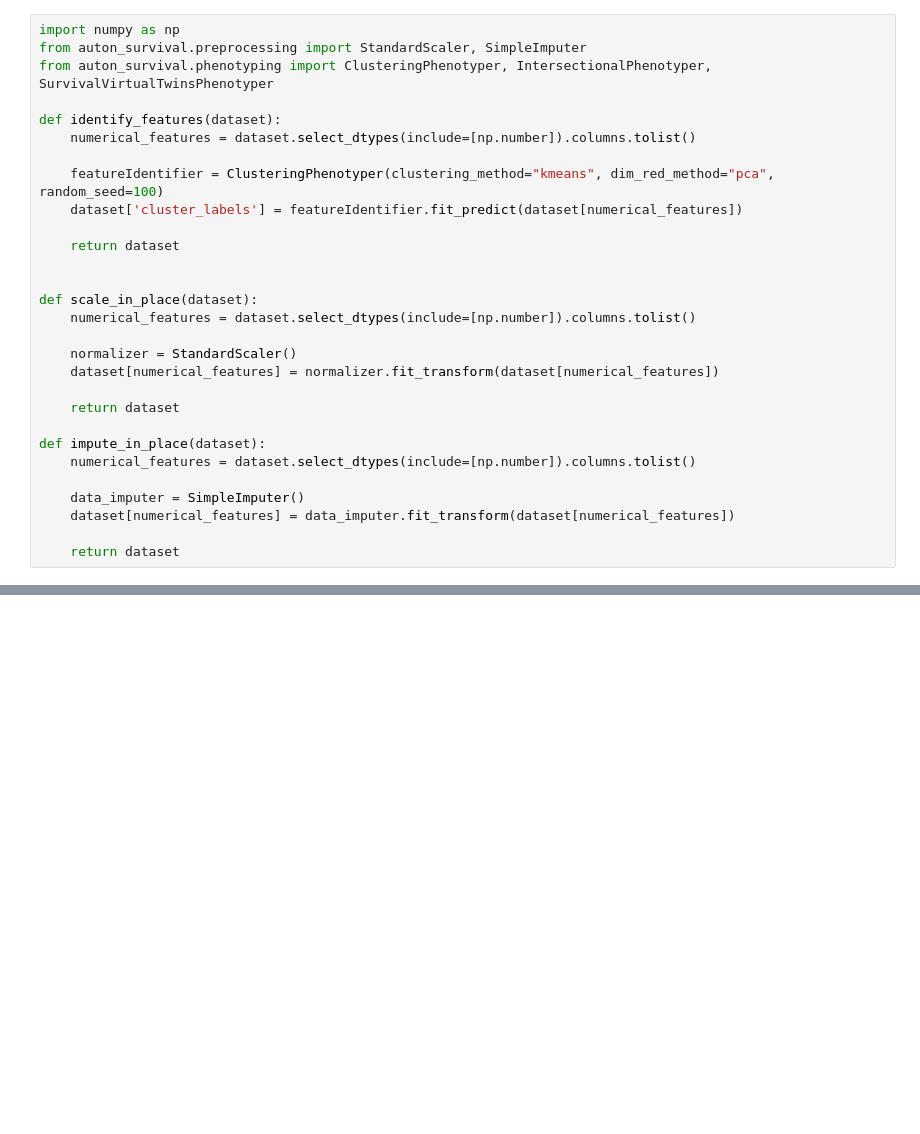
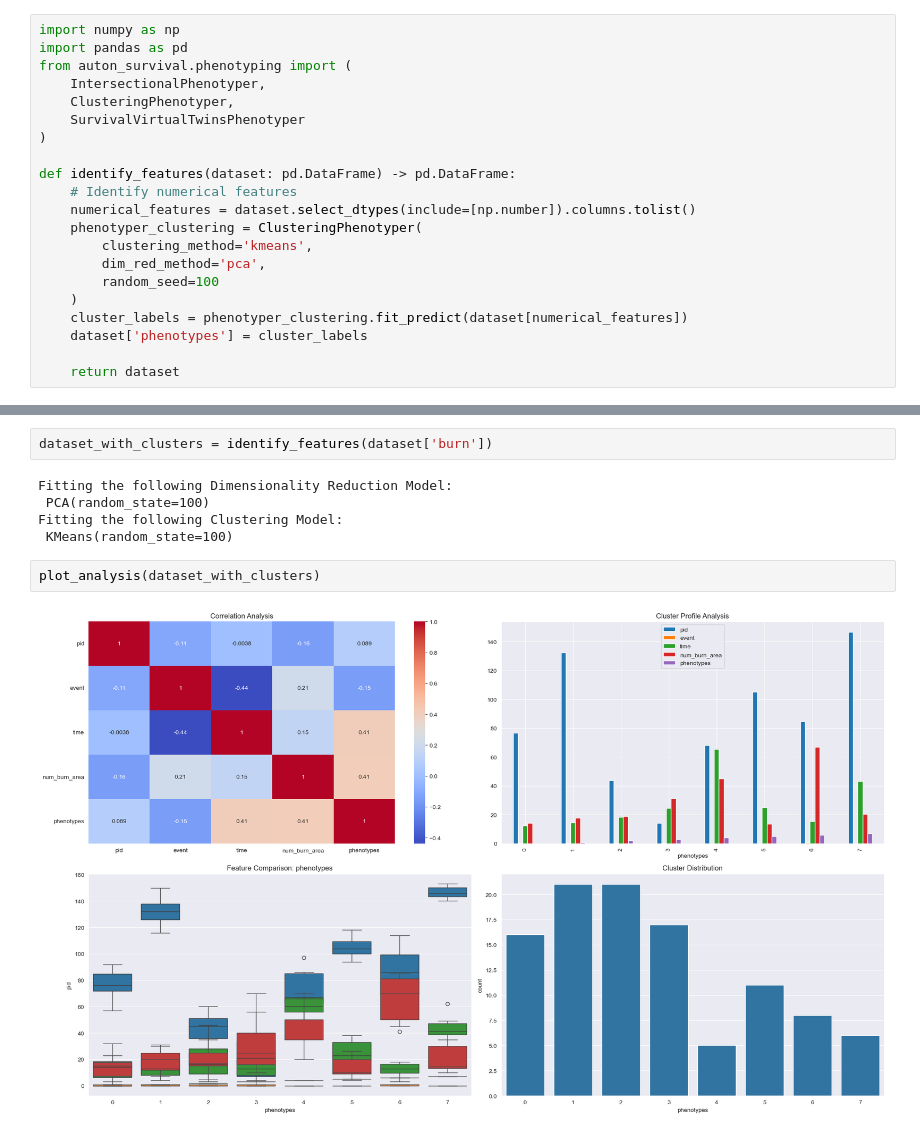
Before and after one commit to wjvandermerwe/ResCap, a Jupyter notebook: research_report/project/experiments/explore_features.ipynb, the cells around one changed output, grey strips where cells are left out. Cells and saved outputs as stored; diff of their text form; blank space fills up the shorter version.

```diff
--- a/research_report/project/experiments/explore_features.ipynb
+++ b/research_report/project/experiments/explore_features.ipynb
@@ -1,29 +63,21 @@
 # %%
 import numpy as np
-from auton_survival.preprocessing import StandardScaler, SimpleImputer
-from auton_survival.phenotyping import ClusteringPhenotyper, IntersectionalPhenotyper, SurvivalVirtualTwinsPhenotyper
+import pandas as pd
+from auton_survival.phenotyping import (
+    IntersectionalPhenotyper,
+    ClusteringPhenotyper,
+    SurvivalVirtualTwinsPhenotyper
+)
 
-def identify_features(dataset):
+def identify_features(dataset: pd.DataFrame) -> pd.DataFrame:
+    # Identify numerical features
     numerical_features = dataset.select_dtypes(include=[np.number]).columns.tolist()
-
-    featureIdentifier = ClusteringPhenotyper(clustering_method="kmeans", dim_red_method="pca", random_seed=100)
-    dataset['cluster_labels'] = featureIdentifier.fit_predict(dataset[numerical_features])
+    phenotyper_clustering = ClusteringPhenotyper(
+        clustering_method='kmeans',
+        dim_red_method='pca',
+        random_seed=100
+    )
+    cluster_labels = phenotyper_clustering.fit_predict(dataset[numerical_features])
+    dataset['phenotypes'] = cluster_labels
 
     return dataset
-
-
-def scale_in_place(dataset):
-    numerical_features = dataset.select_dtypes(include=[np.number]).columns.tolist()
-
-    normalizer = StandardScaler()
-    dataset[numerical_features] = normalizer.fit_transform(dataset[numerical_features])
-
-    return dataset
-
-def impute_in_place(dataset):
-    numerical_features = dataset.select_dtypes(include=[np.number]).columns.tolist()
-
-    data_imputer = SimpleImputer()
-    dataset[numerical_features] = data_imputer.fit_transform(dataset[numerical_features])
-
-    return dataset
@@ -31,0 +149,11 @@ ModuleNotFoundError: No module named 'auton_survival'
+# %%
+dataset_with_clusters = identify_features(dataset['burn'])
+# %% [output]
+Fitting the following Dimensionality Reduction Model:
+ PCA(random_state=100)
+Fitting the following Clustering Model:
+ KMeans(random_state=100)
+# %%
+plot_analysis(dataset_with_clusters)
+# %% [output]
+[figure, added]
```
Also changed, not shown: parts of 8 cells of this notebook, 36 other files.
